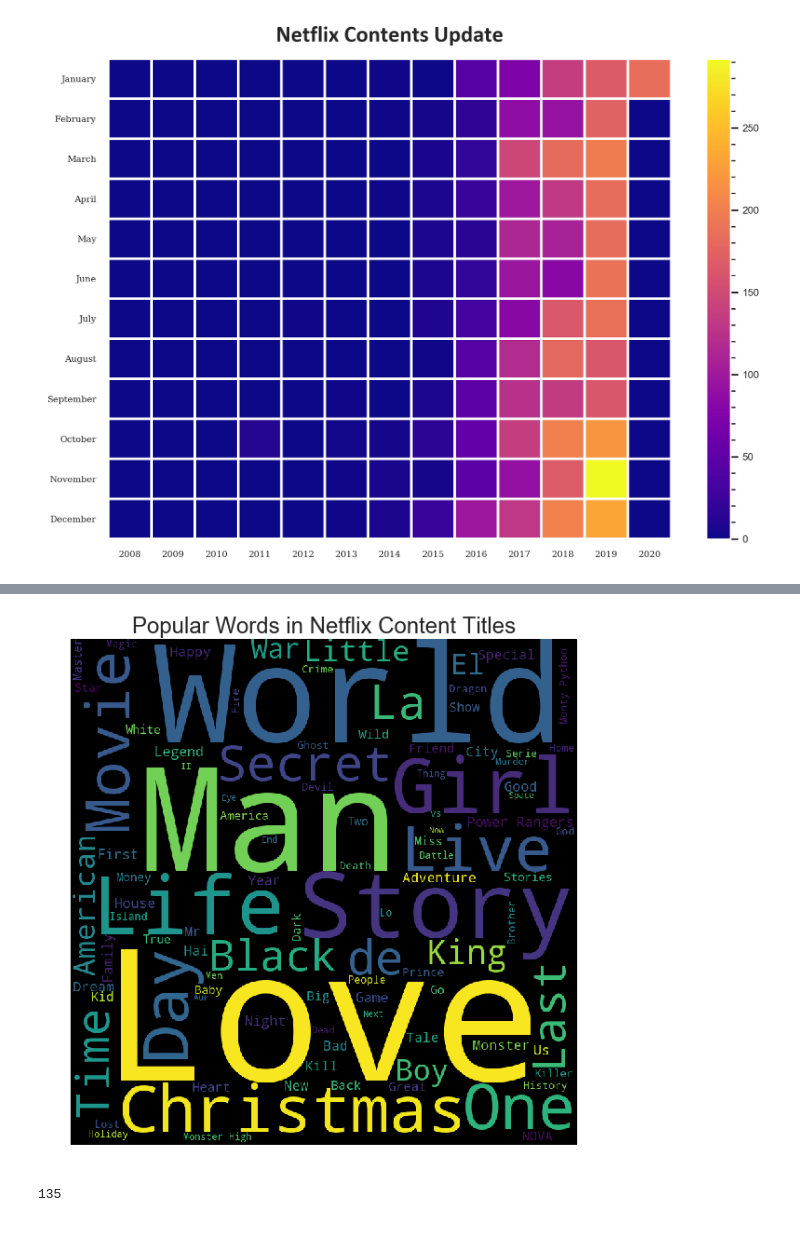
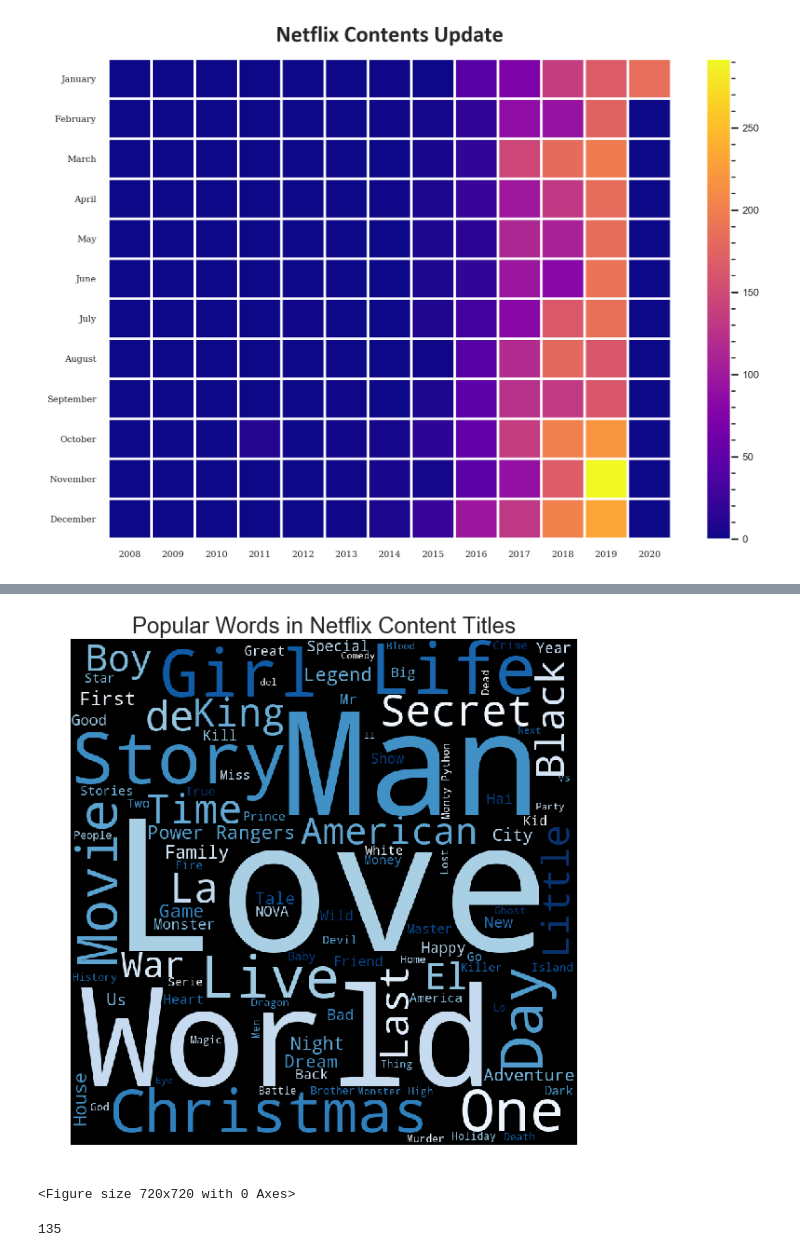
Before and after one commit to aclao89/Netflix_and_Chill, a Jupyter notebook: Netflix.ipynb, the cells around one changed output, grey strips where cells are left out. Cells and saved outputs as stored; diff of their text form; code cells hidden in the pictures.

Commit message:
Changed WordCloud Font size and colors

```diff
--- a/Netflix.ipynb
+++ b/Netflix.ipynb
@@ -430,15 +430,16 @@ fig.show()
 # %%
 plt.rcParams['figure.figsize'] = (10,10)
 
 wordcloud = WordCloud(stopwords=STOPWORDS, background_color= 'black',
-                     width= 800, height=800, max_words = 100).generate(' '.join(nf_df['title']))
+                     width= 800, height=800, max_words = 100,colormap="Blues").generate(' '.join(nf_df['title']))
 
 plt.imshow(wordcloud)
 plt.axis('off')
 plt.title('Popular Words in Netflix Content Titles', fontsize =24)
 plt.show()
 # %% [output]
-[figure, old version]
+[figure, new version]
+<Figure size 720x720 with 0 Axes>
 # %%
 import re
 nf_titles = nf_df['title'].tolist()
```
